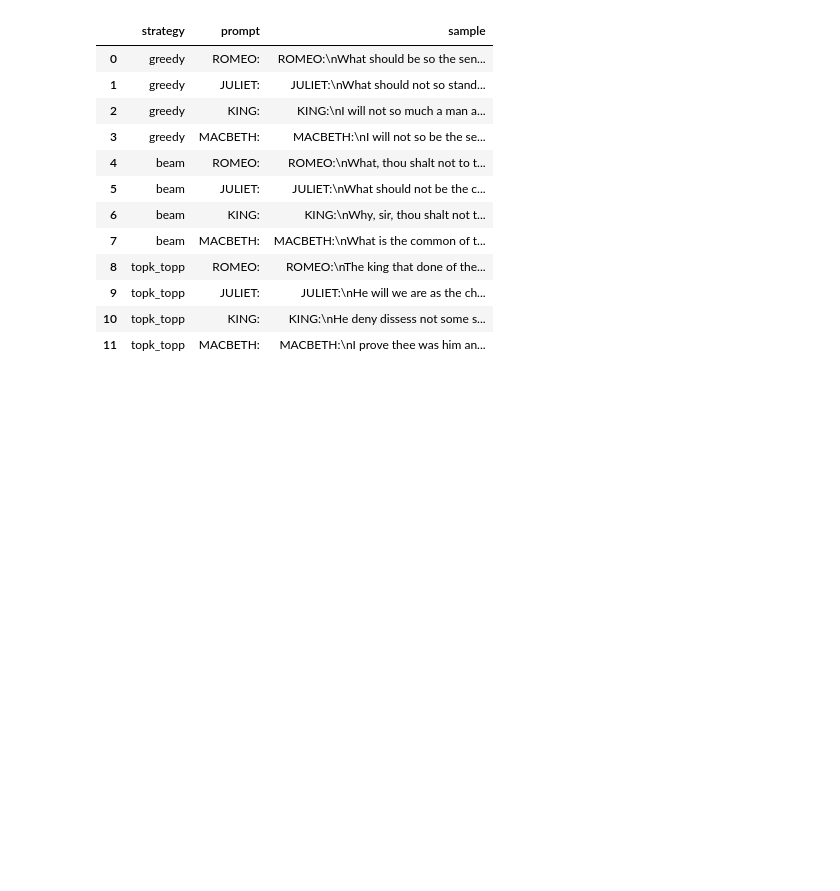
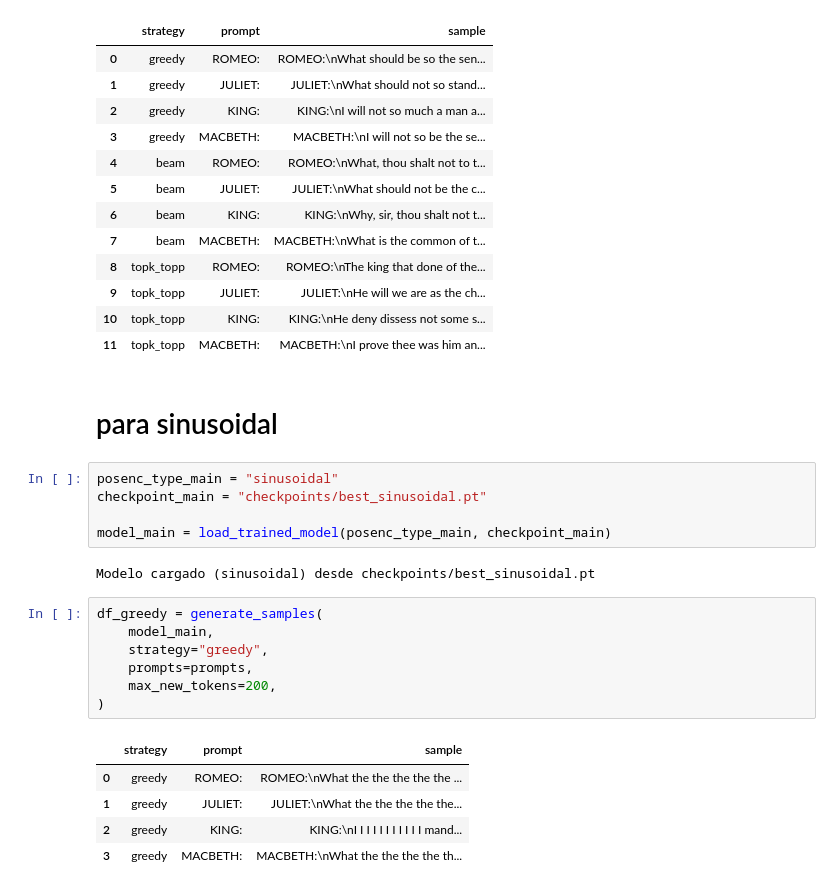
Before and after one commit to peg1163/Procesamiento_Lenguaje_Natural, a Jupyter notebook: PC3/notebooks/decoding.ipynb, the cells around one changed output. Drawn from its saved outputs; the diff is of its cells as text; blank space fills up the shorter version.

```diff
--- a/PC3/notebooks/decoding.ipynb
+++ b/PC3/notebooks/decoding.ipynb
@@ -233,3 +226,25 @@ else:
 | 9 | topk_topp | JULIET: | JULIET:\nHe will we are as the ch... |
 | 10 | topk_topp | KING: | KING:\nHe deny dissess not some s... |
 | 11 | topk_topp | MACBETH: | MACBETH:\nI prove thee was him an... |
+# %% [markdown]
+# para sinusoidal
+# %%
+posenc_type_main = "sinusoidal"
+checkpoint_main = "checkpoints/best_sinusoidal.pt"
+
+model_main = load_trained_model(posenc_type_main, checkpoint_main)
+# %% [output]
+Modelo cargado (sinusoidal) desde checkpoints/best_sinusoidal.pt
+# %%
+df_greedy = generate_samples(
+    model_main,
+    strategy="greedy",
+    prompts=prompts,
+    max_new_tokens=200,
+)
+# %% [output]
+|  | strategy | prompt | sample |
+| 0 | greedy | ROMEO: | ROMEO:\nWhat the the the the the ... |
+| 1 | greedy | JULIET: | JULIET:\nWhat the the the the the... |
+| 2 | greedy | KING: | KING:\nI I I I I I I I I I I mand... |
+| 3 | greedy | MACBETH: | MACBETH:\nWhat the the the the th... |
```
Also changed, not shown: parts of 13 cells of this notebook, 8 other files.
